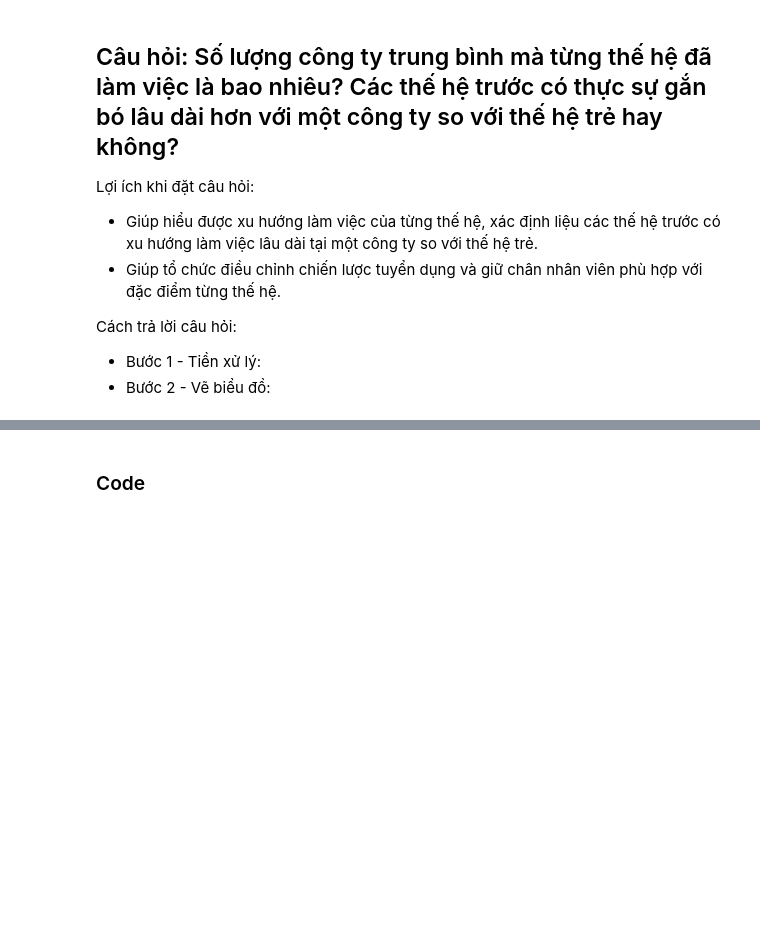
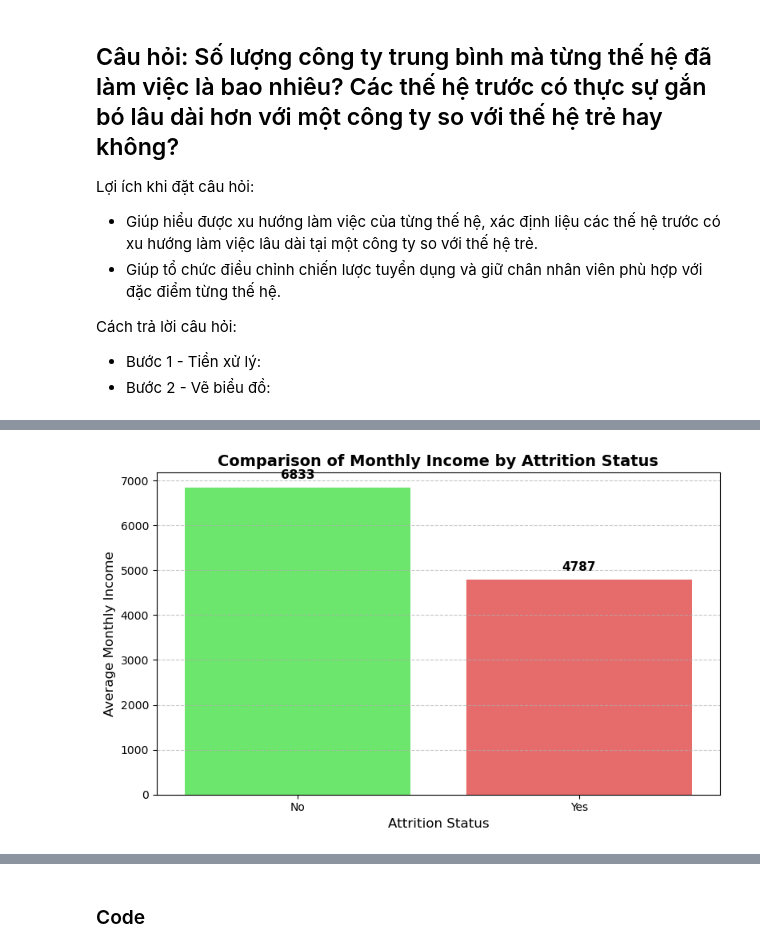
Before and after one commit to hungchou8994/LTKHDL, a Jupyter notebook: AskQuesion.ipynb, the cells around one changed output, grey strips where cells are left out. Saved outputs shown, nothing was run; the diff lists cells and outputs as text; code cells hidden in the pictures; blank space fills up the shorter version.

```diff
--- a/AskQuesion.ipynb
+++ b/AskQuesion.ipynb
@@ -89,0 +156,35 @@ Cách trả lời câu hỏi:
+# %%
+# Tính toán thu nhập trung bình theo trạng thái nghỉ việc
+income_by_attrition = ibm_df.groupby('Attrition')['MonthlyIncome'].mean().reset_index()
+
+# Vẽ biểu đồ
+plt.figure(figsize=(8, 5))
+sns.barplot(
+    data=income_by_attrition,
+    x='Attrition',
+    y='MonthlyIncome',
+    palette={"No": "#58FA58", "Yes": "#FA5858"}
+)
+plt.title("Comparison of Monthly Income by Attrition Status", fontsize=14, weight='bold')
+plt.xlabel("Attrition Status", fontsize=12)
+plt.ylabel("Average Monthly Income", fontsize=12)
+plt.grid(axis='y', linestyle='--', alpha=0.7)
+plt.xticks(fontsize=10)
+plt.yticks(fontsize=10)
+
+# Hiển thị giá trị trung bình trên các cột
+for index, row in income_by_attrition.iterrows():
+    plt.text(
+        x=index,
+        y=row['MonthlyIncome'] + 200,
+        s=f"{row['MonthlyIncome']:.0f}",
+        ha='center',
+        fontsize=11,
+        fontweight='bold',
+        color='black'
+    )
+
+plt.tight_layout()
+plt.show()
+# %% [output]
+[figure, added]
```
Also changed, not shown: parts of 26 cells of this notebook.
